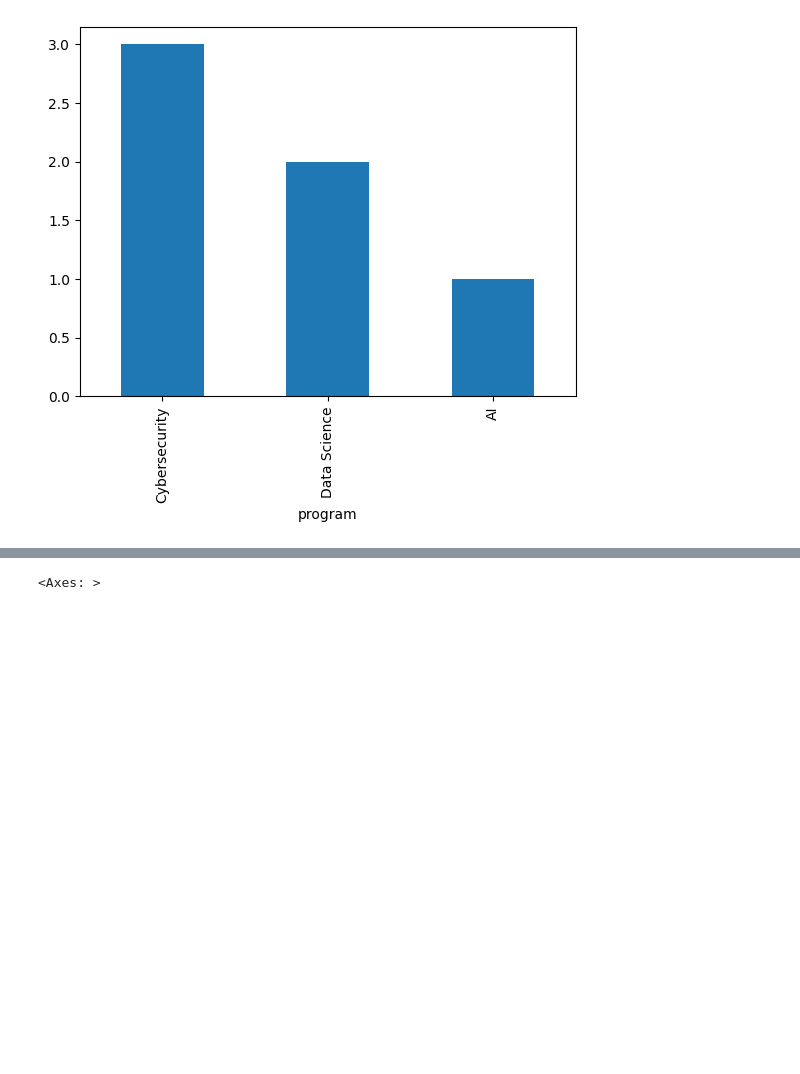
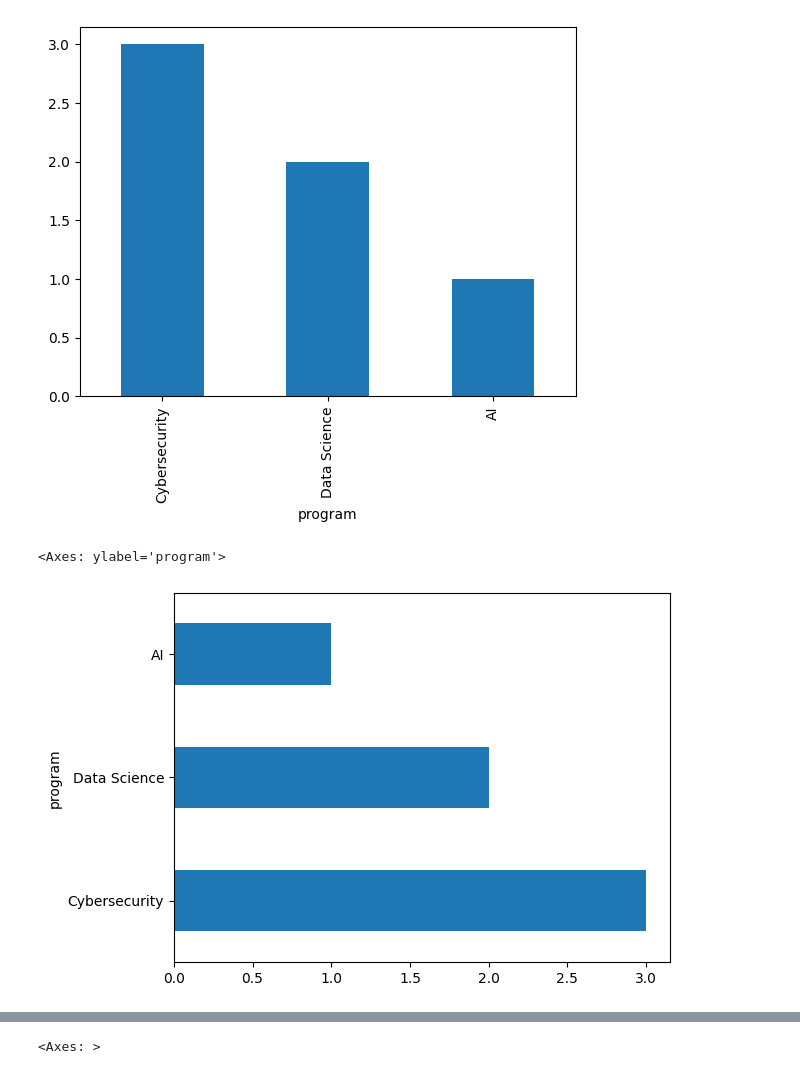
Before and after one commit to Sru-j/daily_lab_activities, a Jupyter notebook: pandas_dataframeII_S.ipynb, the cells around one changed output, grey strips where cells are left out. Drawn from its saved outputs; the diff is of its cells as text; code cells hidden in the pictures; blank space fills up the shorter version.

```diff
--- a/pandas_dataframeII_S.ipynb
+++ b/pandas_dataframeII_S.ipynb
@@ -495,3 +566,8 @@ df['program'].value_counts().plot(kind='bar')
 # %% [output]
 <Axes: xlabel='program'>
 [figure]
+# %%
+df['program'].value_counts().plot(kind='barh')
+# %% [output]
+<Axes: ylabel='program'>
+[figure, added]
```
Also changed, not shown: parts of 18 cells of this notebook.
